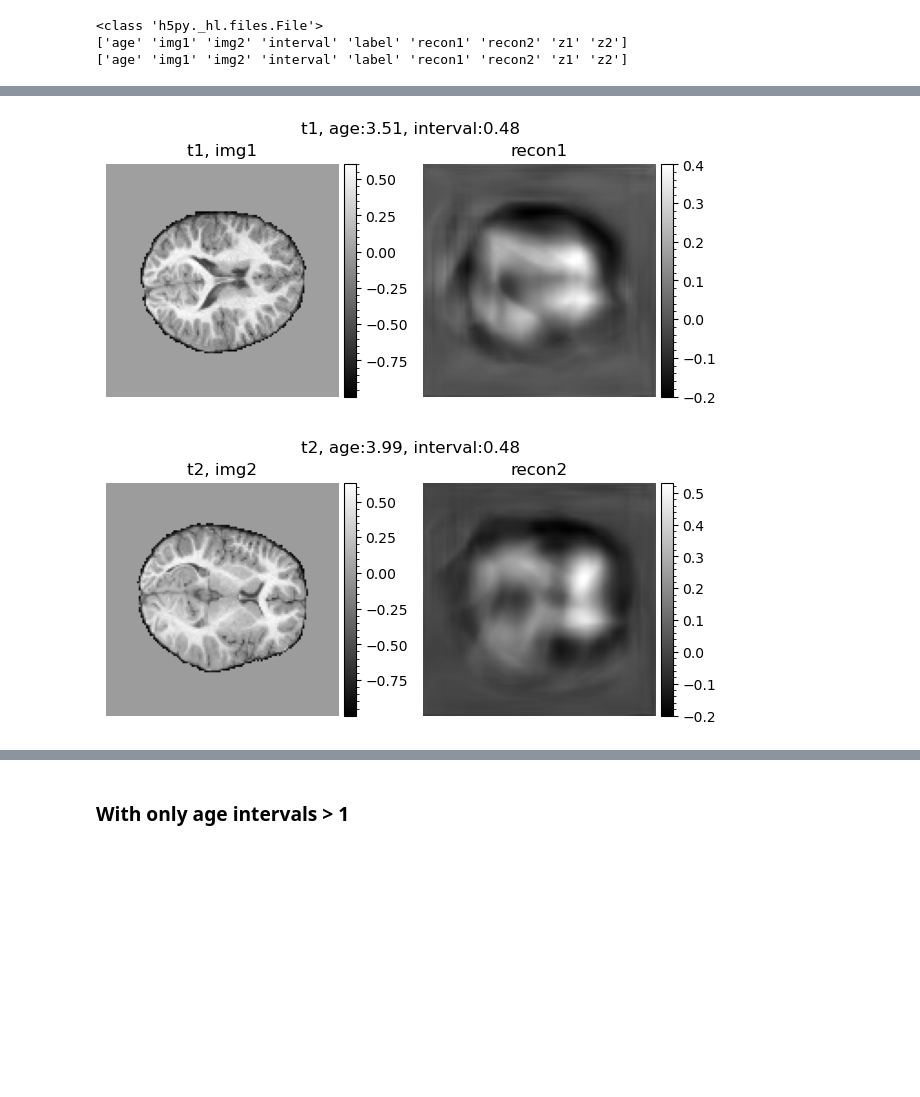
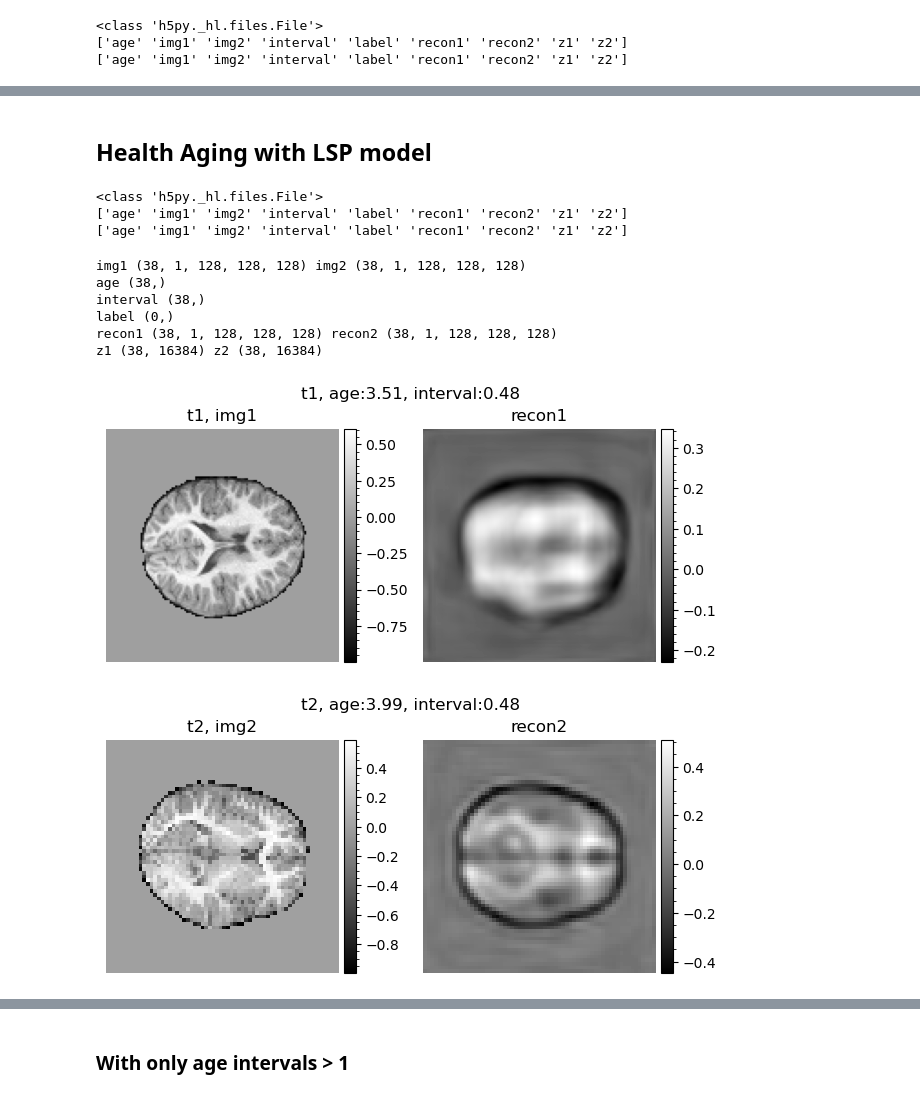
Before and after one commit to Andjelaaaa/longitudinal-neighbourhood-embedding, a Jupyter notebook: src/visualization.ipynb, the cells around one changed output, grey strips where cells are left out. Drawn from its saved outputs; the diff is of its cells as text; code cells hidden in the pictures; blank space fills up the shorter version.

```diff
--- a/src/visualization.ipynb
+++ b/src/visualization.ipynb
@@ -237,0 +255,2 @@ def add_colorbar(mappable):
+# %% [markdown]
+## Health Aging with LSP model
@@ -238,6 +273,49 @@ def add_colorbar(mappable):
+# %%
+print(type(data))
+print(np.array(data))
+print(np.array(data_train))
+# %% [output]
+<class 'h5py._hl.files.File'>
+['age' 'img1' 'img2' 'interval' 'label' 'recon1' 'recon2' 'z1' 'z2']
+['age' 'img1' 'img2' 'interval' 'label' 'recon1' 'recon2' 'z1' 'z2']
+# %%
+img_1 = np.array(data['img1'])
+img_2 = np.array(data['img2'])
+print('img1', img_1.shape, 'img2', img_2.shape)
+age = np.array(data['age'])
+print('age', age.shape)
+interval = np.array(data['interval'])
+print('interval', interval.shape)
+label = np.array(data['label'])
+print('label', label.shape)
+recon_1 = np.array(data['recon1'])
+recon_2 = np.array(data['recon2'])
+print('recon1', recon_1.shape, 'recon2', recon_2.shape)
+z_1 = np.array(data['z1'])
+z_2 = np.array(data['z2'])
+print('z1', z_1.shape, 'z2', z_2.shape)
+# %% [output]
+img1 (38, 1, 128, 128, 128) img2 (38, 1, 128, 128, 128)
+age (38,)
+interval (38,)
+label (0,)
+recon1 (38, 1, 128, 128, 128) recon2 (38, 1, 128, 128, 128)
+z1 (38, 16384) z2 (38, 16384)
+# %%
+def add_colorbar(mappable):
+    last_axes = plt.gca()
+
+    ax = mappable.axes
+    fig = ax.figure
+    divider = make_axes_locatable(ax)
+    cax = divider.append_axes("right", size="5%", pad=0.05)
+    cbar = fig.colorbar(mappable, cax=cax)
+    cbar.minorticks_on()
+    plt.sca(last_axes)
+    return cbar
 # %%
 # Extract the slice from the image data
-slice_index = 64
+slice_index = int(img_1.shape[2]/2)
 sub_index = 30
 slice_data_img = np.squeeze(img_1)[sub_index, :, :, slice_index]
 slice_data_recon = np.squeeze(recon_1)[sub_index, :, :, slice_index]
@@ -265,36 +343,36 @@ fig.tight_layout()
 # plt.axis('off')
 # plt.show()
 # %% [output]
-[figure, old version]
+[figure, new version]
 # %%
 # Extract the slice from the image data
-slice_index = 64
+slice_index = int(img_1.shape[2]/2)
 sub_index = 30
 slice_data_img = np.squeeze(img_2)[sub_index, :, :, slice_index]
 slice_data_recon = np.squeeze(recon_2)[sub_index, :, :, slice_index]
 # Plot the slice using Matplotlib
 fig, axs = plt.subplots(1,2, sharex=True, sharey=True)
 fig.suptitle(f't2, age:{np.round(age[sub_index]+interval[sub_index], 2)}, interval:{np.round(interval[sub_index]+0,2)}', y=0.8)
 plt1 = axs[0].imshow(slice_data_img, cmap='gray')
 plt2 = axs[1].imshow(slice_data_recon, cmap='gray')
 add_colorbar(plt1)
 add_colorbar(plt2)
 
 axs[0].axis('off')
 axs[0].title.set_text('t2, img2')
 axs[1].axis('off')
 axs[1].title.set_text('recon2')
 fig.tight_layout()
 # plt.imshow(slice_data_img, cmap='gray')
 # plt.colorbar()
 # plt.axis('off')
 # plt.show()
 # plt.imshow(slice_data_recon, cmap='gray')
 # plt.colorbar()
 # plt.axis('off')
 # plt.show()
 # %% [output]
-[figure, old version]
+[figure, new version]
 # %%
 # label_raw = np.array(data['label']).astype(int)
 # label_raw = (label_raw > 0).astype(int)
```
Also changed, not shown: parts of 18 cells of this notebook, 5 other files.
